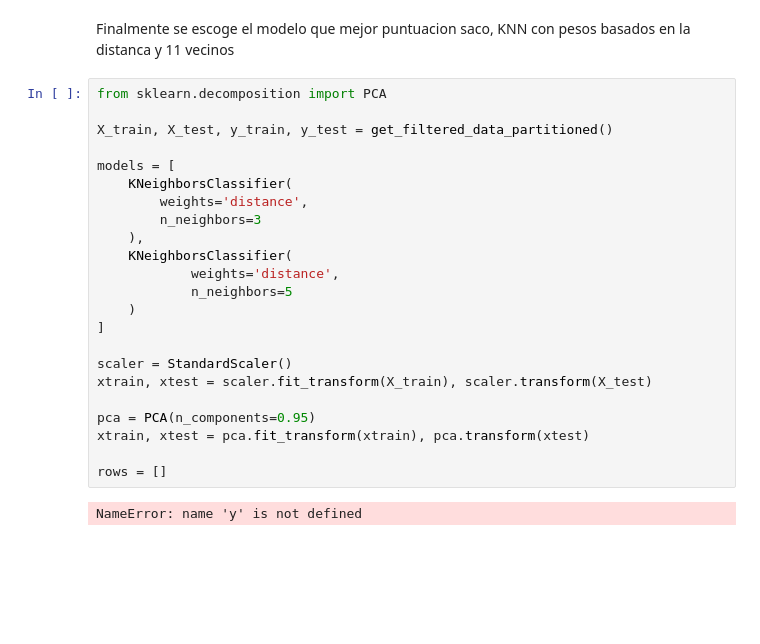
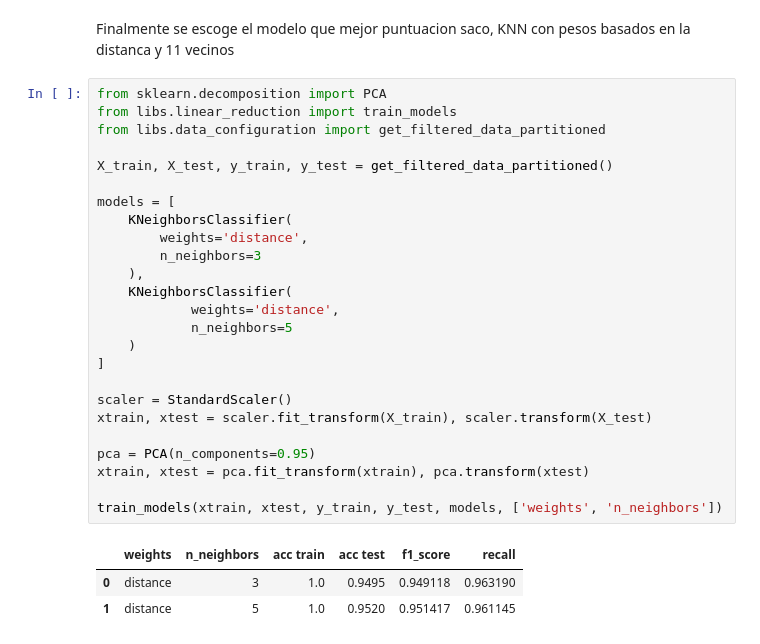
Before and after one commit to RichardoRodLoa/ModelosProyectoAula, a Jupyter notebook: models/knn.ipynb, the cells around one changed output. Saved outputs shown, nothing was run; the diff lists cells and outputs as text; blank space fills up the shorter version.

```diff
--- a/models/knn.ipynb
+++ b/models/knn.ipynb
@@ -107,26 +107,30 @@ train_knn(X_train, y_train)
 Finalmente se escoge el modelo que mejor puntuacion saco, KNN con pesos basados en la distanca y 11 vecinos
 # %%
 from sklearn.decomposition import PCA
+from libs.linear_reduction import train_models
+from libs.data_configuration import get_filtered_data_partitioned
 
 X_train, X_test, y_train, y_test = get_filtered_data_partitioned()
 
 models = [
     KNeighborsClassifier(
         weights='distance',
         n_neighbors=3
     ),
     KNeighborsClassifier(
             weights='distance',
             n_neighbors=5
     )
 ]
 
 scaler = StandardScaler()
 xtrain, xtest = scaler.fit_transform(X_train), scaler.transform(X_test)
 
 pca = PCA(n_components=0.95)
 xtrain, xtest = pca.fit_transform(xtrain), pca.transform(xtest)
 
-rows = []
+train_models(xtrain, xtest, y_train, y_test, models, ['weights', 'n_neighbors'])
 # %% [output]
-NameError: name 'y' is not defined
+|  | weights | n_neighbors | acc train | acc test | f1_score | recall |
+| 0 | distance | 3 | 1.0 | 0.9495 | 0.949118 | 0.963190 |
+| 1 | distance | 5 | 1.0 | 0.9520 | 0.951417 | 0.961145 |
```
Also changed, not shown: 1 other file.
